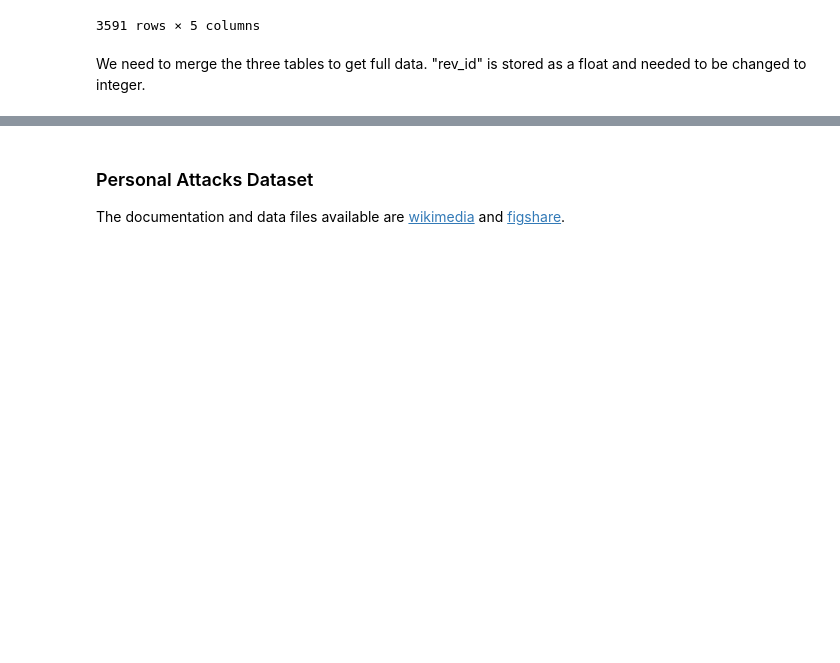
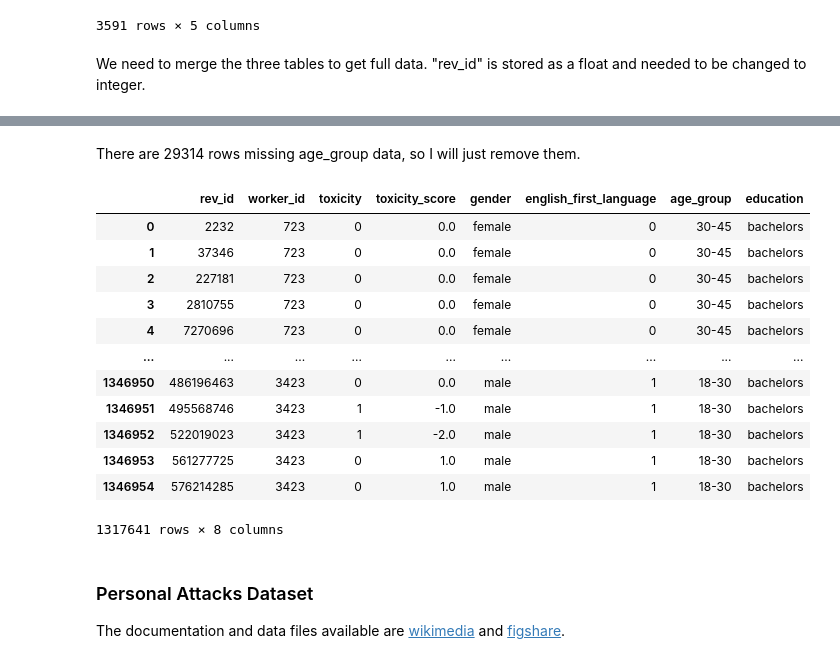
Before and after one commit to qye25/data-512, a Jupyter notebook: data-512-a2/hcds-a2-data-bias.ipynb, the cells around one changed output, grey strips where cells are left out. Drawn from its saved outputs; the diff is of its cells as text; code cells hidden in the pictures; blank space fills up the shorter version.

```diff
--- a/data-512-a2/hcds-a2-data-bias.ipynb
+++ b/data-512-a2/hcds-a2-data-bias.ipynb
@@ -95,3 +94,22 @@ toxicity_merged
+# %% [markdown]
+There are 29314 rows missing age_group data, so I will just remove them.
+# %%
+toxicity_worker = toxicity_worker.dropna()
+toxicity_worker
+# %% [output]
+|  | rev_id | worker_id | toxicity | toxicity_score | gender | english_first_language | age_group | education |
+| 0 | 2232 | 723 | 0 | 0.0 | female | 0 | 30-45 | bachelors |
+| 1 | 37346 | 723 | 0 | 0.0 | female | 0 | 30-45 | bachelors |
+| 2 | 227181 | 723 | 0 | 0.0 | female | 0 | 30-45 | bachelors |
+| 3 | 2810755 | 723 | 0 | 0.0 | female | 0 | 30-45 | bachelors |
+| 4 | 7270696 | 723 | 0 | 0.0 | female | 0 | 30-45 | bachelors |
+| ... | ... | ... | ... | ... | ... | ... | ... | ... |
+| 1346950 | 486196463 | 3423 | 0 | 0.0 | male | 1 | 18-30 | bachelors |
+| 1346951 | 495568746 | 3423 | 1 | -1.0 | male | 1 | 18-30 | bachelors |
+| 1346952 | 522019023 | 3423 | 1 | -2.0 | male | 1 | 18-30 | bachelors |
+| 1346953 | 561277725 | 3423 | 0 | 1.0 | male | 1 | 18-30 | bachelors |
+| 1346954 | 576214285 | 3423 | 0 | 1.0 | male | 1 | 18-30 | bachelors |
+1317641 rows × 8 columns
 # %% [markdown]
 ### Personal Attacks Dataset
 
```
Also changed, not shown: parts of 22 cells of this notebook.
